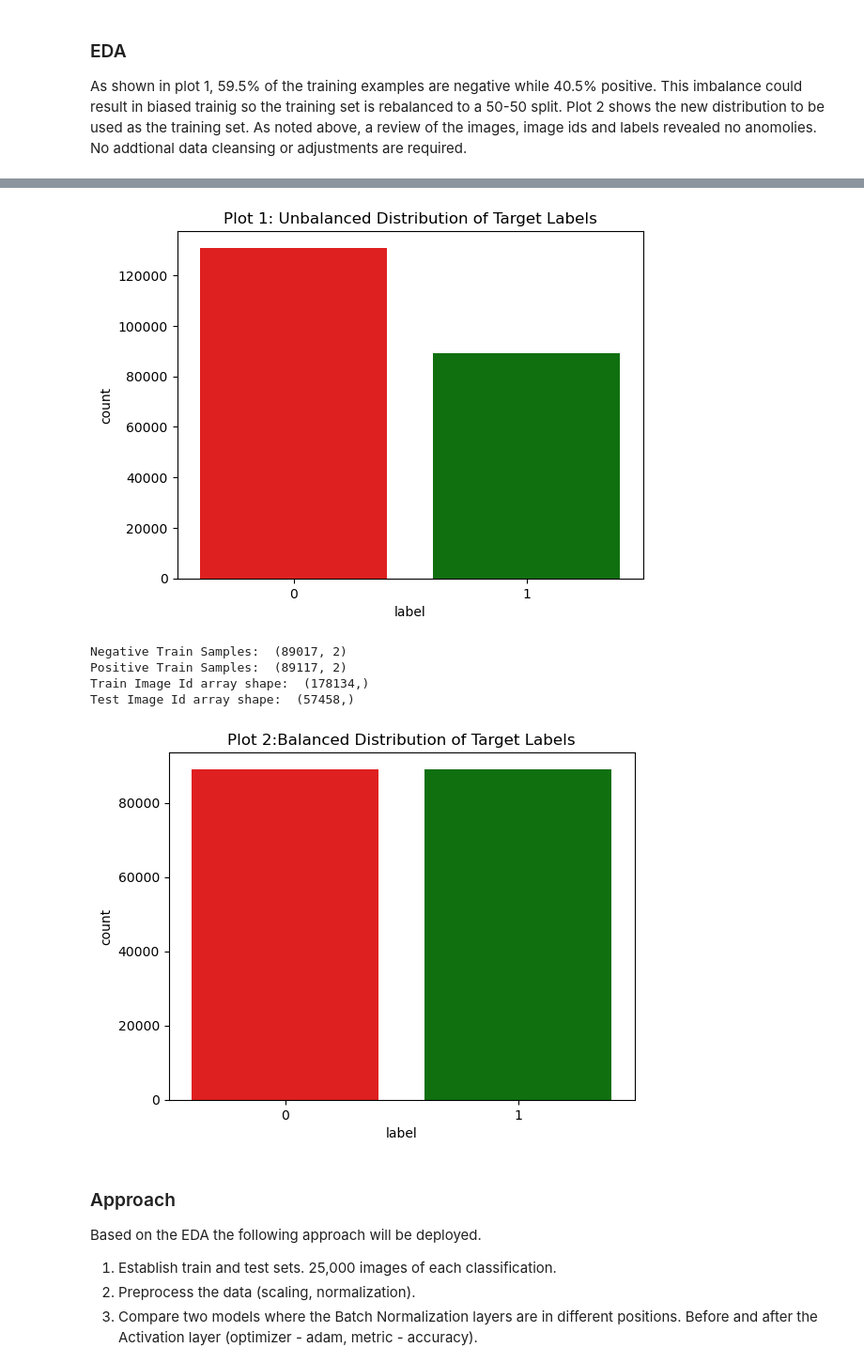
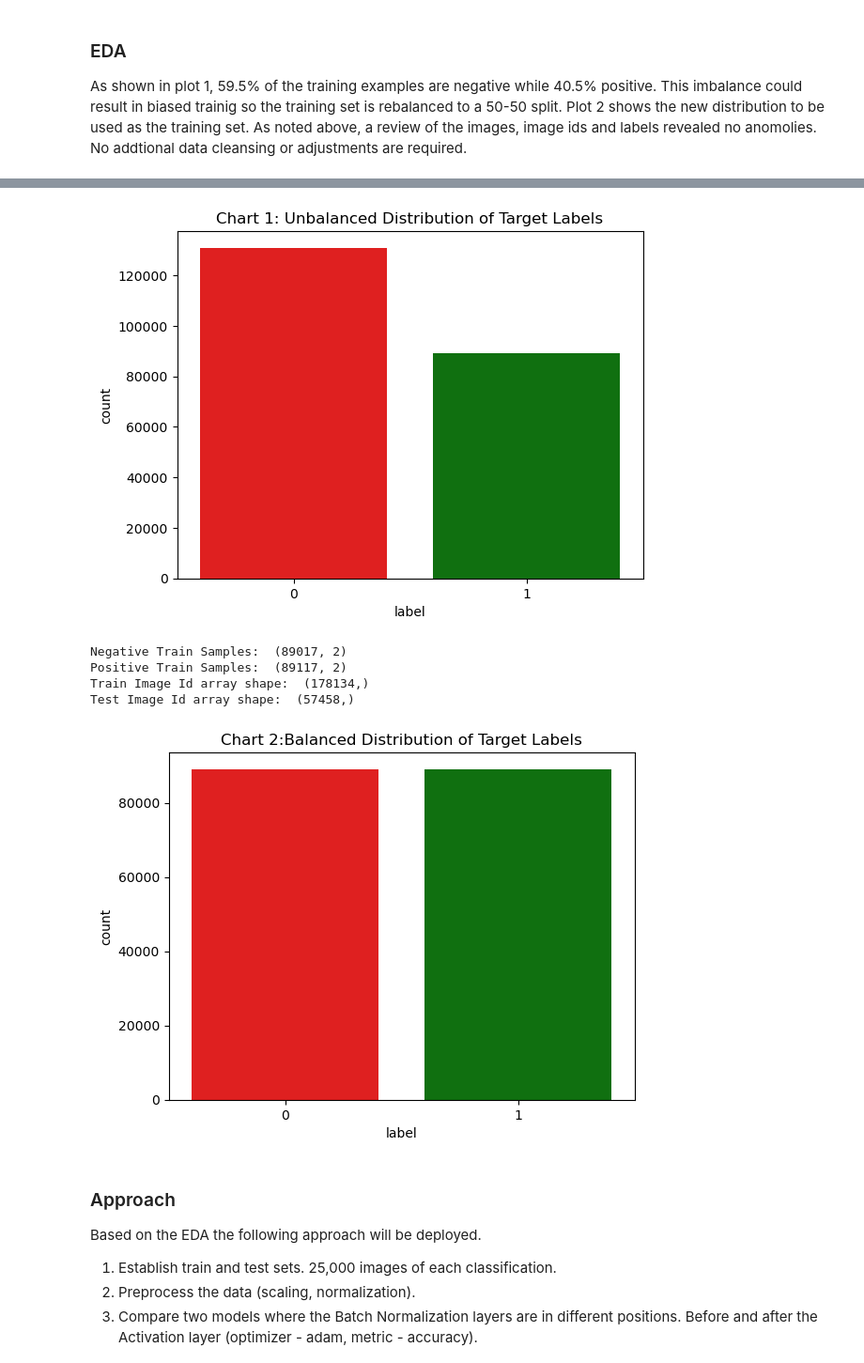
Before and after one commit to jmskeet/5511-Assignment-3, a Jupyter notebook: assignment3_final.ipynb, the cells around one changed output, grey strips where cells are left out. Shown: that part at 94% size. Cells and saved outputs as stored; diff of their text form; code cells hidden in the pictures.

```diff
--- a/assignment3_final.ipynb
+++ b/assignment3_final.ipynb
@@ -122,41 +124,41 @@ print(test_image_df.head())
 # Charts, data shape
 
 plt.figure()
 sns.countplot(data=train_image_df, x='label', palette=['#ff0000',"#008000"])
-plt.title('Plot 1: Unbalanced Distribution of Target Labels')
+plt.title('Chart 1: Unbalanced Distribution of Target Labels')
 plt.show()
 
 # Rebalance and training arrays
 
 #Remove 31% of negative images to balance dataset
 train_image_df = train_image_df.drop(train_image_df[train_image_df['label'] == 0].sample(frac = .32).index)
 
 train_negative_df = train_image_df[train_image_df['label'] == 0]
 print('Negative Train Samples: ', train_negative_df.shape)
 
 train_positive_df = train_image_df[train_image_df['label'] == 1]
 print('Positive Train Samples: ', train_positive_df.shape)
 
 #Convert to Numpy Array
 train_image_id = train_image_df["id"].to_numpy()
 test_image_id =  test_image_df["id"].to_numpy()
 train_image_label = train_image_df["label"].to_numpy()
 
 print('Train Image Id array shape: ', train_image_id.shape)
 print('Test Image Id array shape: ', test_image_id.shape )
 
 # Charts, new data shape
 plt.figure()
 sns.countplot(data=train_image_df, x='label', palette=['#ff0000',"#008000"])
-plt.title('Plot 2:Balanced Distribution of Target Labels')
+plt.title('Chart 2:Balanced Distribution of Target Labels')
 plt.show()
 # %% [output]
-[figure, old version]
+[figure, new version]
 Negative Train Samples:  (89017, 2)
 Positive Train Samples:  (89117, 2)
 Train Image Id array shape:  (178134,)
 Test Image Id array shape:  (57458,)
-[figure, old version]
+[figure, new version]
 # %% [markdown]
 ### Approach
 
```
Also changed, not shown: parts of 21 cells of this notebook.
